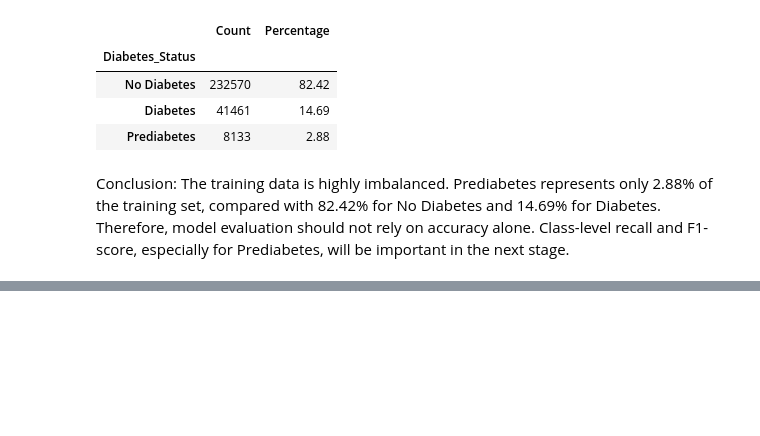
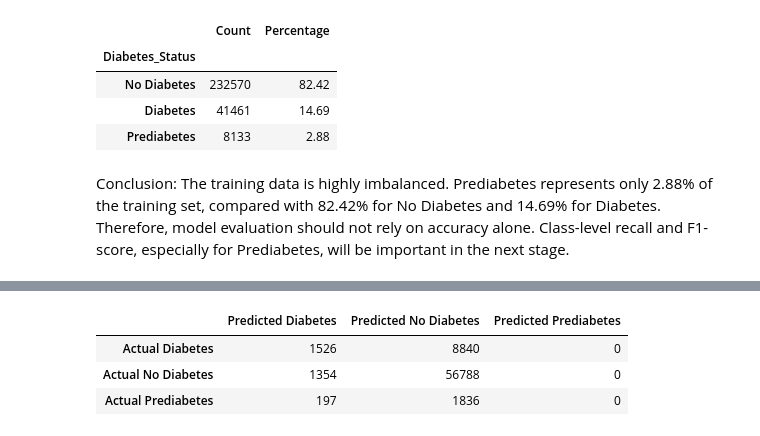
Before and after one commit to fujisoftboy2009/F26_4495_S2_LiqinS, a Jupyter notebook: Implementation/DiabetesAnalysis.ipynb, the cells around one changed output, grey strips where cells are left out. Cells and saved outputs as stored; diff of their text form; code cells hidden in the pictures; blank space fills up the shorter version.

Commit message:
Add baseline model evaluation
Trained and evaluated baseline Logistic Regression and Random Forest models.

```diff
--- a/Implementation/DiabetesAnalysis.ipynb
+++ b/Implementation/DiabetesAnalysis.ipynb
@@ -1772,0 +1786,9 @@ The training data is highly imbalanced. Prediabetes represents only 2.88% of the
+# %%
+# Train a baseline Logistic Regression model
+# No class weighting or resampling is used at this stage
+
+logistic_model = LogisticRegression(max_iter=1000)
+
+logistic_model.fit(X_train_processed, y_train)
+
+print("Baseline Logistic Regression model trained successfully.")
@@ -1772,0 +1799,14 @@ The training data is highly imbalanced. Prediabetes represents only 2.88% of the
+# %%
+# Make predictions on the test data
+y_pred_logistic = logistic_model.predict(X_test_processed)
+
+# Show classification results for each class
+print("Baseline Logistic Regression Classification Report:")
+print(
+    classification_report(
+        y_test,
+        y_pred_logistic,
+        digits=3,
+        zero_division=0
+    )
+)
@@ -1772,0 +1824,16 @@ The training data is highly imbalanced. Prediabetes represents only 2.88% of the
+# %%
+# Create confusion matrix
+logistic_cm = confusion_matrix(y_test, y_pred_logistic)
+
+logistic_cm_df = pd.DataFrame(
+    logistic_cm,
+    index=['Actual Diabetes', 'Actual No Diabetes', 'Actual Prediabetes'],
+    columns=['Predicted Diabetes', 'Predicted No Diabetes', 'Predicted Prediabetes']
+)
+
+display(logistic_cm_df)
+# %% [output]
+|  | Predicted Diabetes | Predicted No Diabetes | Predicted Prediabetes |
+| Actual Diabetes | 1526 | 8840 | 0 |
+| Actual No Diabetes | 1354 | 56788 | 0 |
+| Actual Prediabetes | 197 | 1836 | 0 |
```
Also changed, not shown: parts of 13 cells of this notebook.
